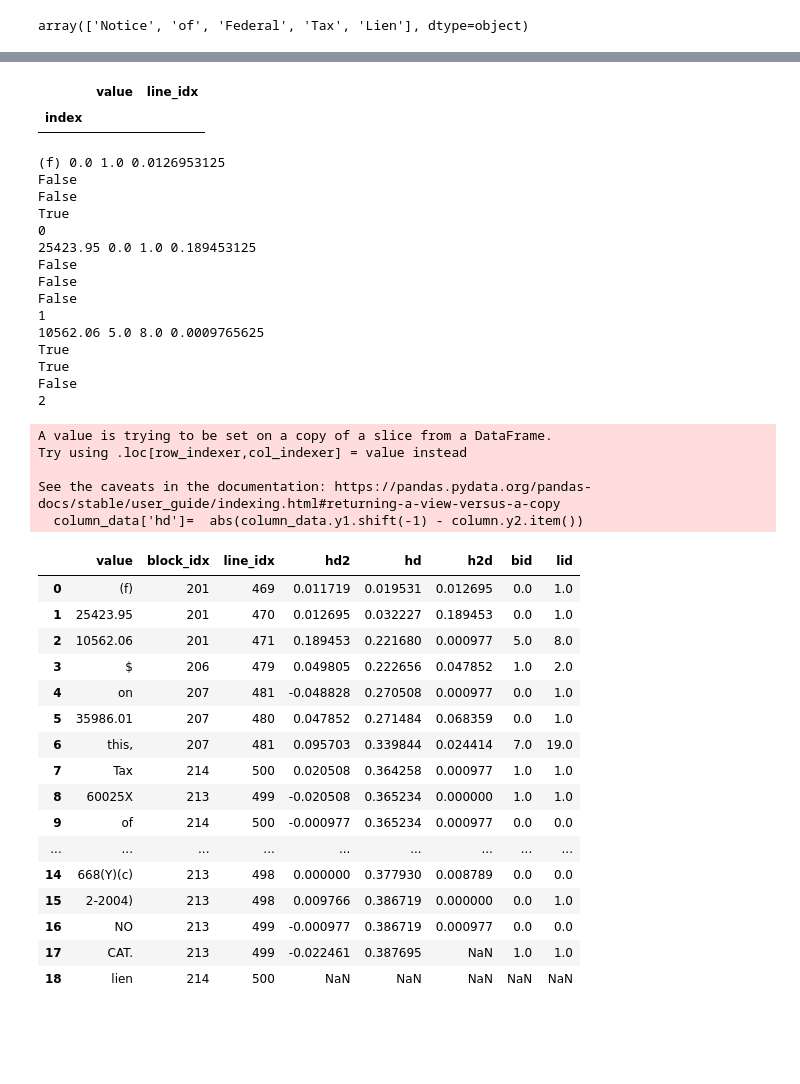
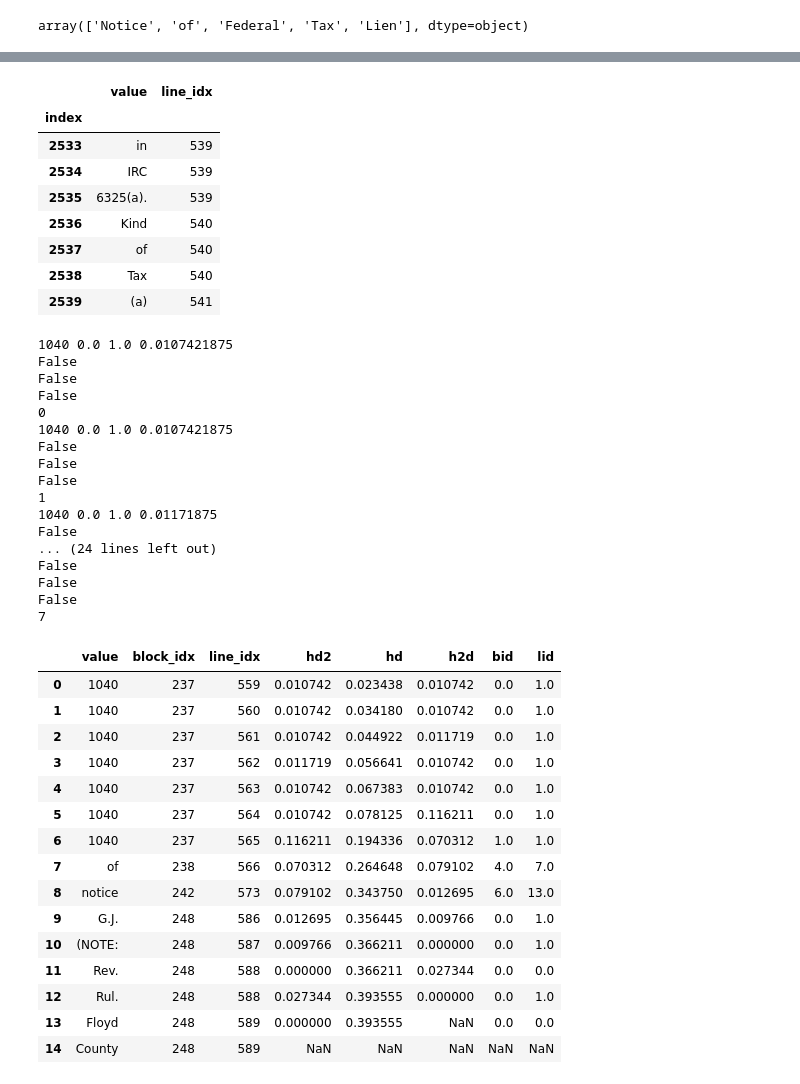
Before and after one commit to andsilver/report-parse, a Jupyter notebook: table_parsing.ipynb, the cells around one changed output, grey strips where cells are left out. Cells and saved outputs as stored; diff of their text form; code cells hidden in the pictures; blank space fills up the shorter version.

Commit message:
Read table row-wise

```diff
--- a/table_parsing.ipynb
+++ b/table_parsing.ipynb
@@ -98,8 +73,8 @@ result
 # %% [output]
 array(['Notice', 'of', 'Federal', 'Tax', 'Lien'], dtype=object)
 # %%
-word1, word2 = "Unpaid", "Balance"
-row = line.iloc[1][["page_idx", "block_idx", "line_idx", "paired"]]
+word1, word2 = "Kind", "Tax"
+row = line.iloc[0][["page_idx", "block_idx", "line_idx", "paired"]]
 c = report.words[(report.words.page_idx == row.page_idx)]
 column = c[c['value'].str.contains(word1) | c['value'].str.contains(word2)][["page_idx", "block_idx", "line_idx", "x1", "y1", "x2", "y2", "value"]]
 column['paired']=  column.value + " " + column.value.shift(-1)
@@ -124,9 +99,16 @@ c[(c.block_idx==231)][["value", "line_idx"]]
 # %% [output]
 |  | value | line_idx |
 | index |  |  |
+| 2533 | in | 539 |
+| 2534 | IRC | 539 |
+| 2535 | 6325(a). | 539 |
+| 2536 | Kind | 540 |
+| 2537 | of | 540 |
+| 2538 | Tax | 540 |
+| 2539 | (a) | 541 |
 # %%
-right = 0.03
-left = 0.03
+right = 0.00
+left = 0.00
 column_data = c[(c.x1 >= column.x1.item() - left) & (c.x2 <= column.x22.item() + right) & (c.y1 >= column.y2.item())]
 column_data['hd']=  abs(column_data.y1.shift(-1) - column.y2.item())
 column_data = column_data.sort_values(by=['hd'])
@@ -137,58 +119,54 @@ column_data = column_data.sort_values(by=['hd', 'h2d', 'bid', "lid"])
 column_data = column_data.reset_index(drop=True)
 column_data['hd2']=  column_data.y1.shift(-1) - column_data.y1
 values = []
 
 for i, k in column_data.iterrows():
     print(k.value, k.bid, k.lid, k.h2d)
     print(k.bid - column_data.iloc[i + 1].bid.item() > 0)
     print(k.lid - column_data.iloc[i + 1].lid.item() > 0)
     print(column_data.iloc[i + 1].h2d.item() > 0.12)
     print(i)
 
     if k.hd > 0.2 or column_data.iloc[i + 1].h2d.item() > 0.2:
     # print(column_data.bid - column_data.iloc[i + 1].bid.item())
     # print(k.bid - column_data.iloc[i + 1].bid.item())
         break
     else:
         values.append(k.value)
 
 # values
 column_data[["value", "block_idx", "line_idx", "hd2", 'hd', 'h2d', 'bid', "lid"]]
 # %% [output]
-(f) 0.0 1.0 0.0126953125
+1040 0.0 1.0 0.0107421875
 False
 False
-True
+False
 0
-25423.95 0.0 1.0 0.189453125
+1040 0.0 1.0 0.0107421875
 False
 False
 False
 1
-10562.06 5.0 8.0 0.0009765625
-True
-True
+1040 0.0 1.0 0.01171875
 False
-2
+... (24 lines left out)
+False
+False
+False
+7
-A value is trying to be set on a copy of a slice from a DataFrame.
-Try using .loc[row_indexer,col_indexer] = value instead
-
-See the caveats in the documentation: https://pandas.pydata.org/pandas-docs/stable/user_guide/indexing.html#returning-a-view-versus-a-copy
-  column_data['hd']=  abs(column_data.y1.shift(-1) - column.y2.item())
 |  | value | block_idx | line_idx | hd2 | hd | h2d | bid | lid |
-| 0 | (f) | 201 | 469 | 0.011719 | 0.019531 | 0.012695 | 0.0 | 1.0 |
-| 1 | 25423.95 | 201 | 470 | 0.012695 | 0.032227 | 0.189453 | 0.0 | 1.0 |
-| 2 | 10562.06 | 201 | 471 | 0.189453 | 0.221680 | 0.000977 | 5.0 | 8.0 |
-| 3 | $ | 206 | 479 | 0.049805 | 0.222656 | 0.047852 | 1.0 | 2.0 |
-| 4 | on | 207 | 481 | -0.048828 | 0.270508 | 0.000977 | 0.0 | 1.0 |
-| 5 | 35986.01 | 207 | 480 | 0.047852 | 0.271484 | 0.068359 | 0.0 | 1.0 |
-| 6 | this, | 207 | 481 | 0.095703 | 0.339844 | 0.024414 | 7.0 | 19.0 |
-| 7 | Tax | 214 | 500 | 0.020508 | 0.364258 | 0.000977 | 1.0 | 1.0 |
-| 8 | 60025X | 213 | 499 | -0.020508 | 0.365234 | 0.000000 | 1.0 | 1.0 |
-| 9 | of | 214 | 500 | -0.000977 | 0.365234 | 0.000977 | 0.0 | 0.0 |
-| ... | ... | ... | ... | ... | ... | ... | ... | ... |
-| 14 | 668(Y)(c) | 213 | 498 | 0.000000 | 0.377930 | 0.008789 | 0.0 | 0.0 |
-| 15 | 2-2004) | 213 | 498 | 0.009766 | 0.386719 | 0.000000 | 0.0 | 1.0 |
-| 16 | NO | 213 | 499 | -0.000977 | 0.386719 | 0.000977 | 0.0 | 0.0 |
-| 17 | CAT. | 213 | 499 | -0.022461 | 0.387695 | NaN | 1.0 | 1.0 |
-| 18 | lien | 214 | 500 | NaN | NaN | NaN | NaN | NaN |
+| 0 | 1040 | 237 | 559 | 0.010742 | 0.023438 | 0.010742 | 0.0 | 1.0 |
+| 1 | 1040 | 237 | 560 | 0.010742 | 0.034180 | 0.010742 | 0.0 | 1.0 |
+| 2 | 1040 | 237 | 561 | 0.010742 | 0.044922 | 0.011719 | 0.0 | 1.0 |
+| 3 | 1040 | 237 | 562 | 0.011719 | 0.056641 | 0.010742 | 0.0 | 1.0 |
+| 4 | 1040 | 237 | 563 | 0.010742 | 0.067383 | 0.010742 | 0.0 | 1.0 |
+| 5 | 1040 | 237 | 564 | 0.010742 | 0.078125 | 0.116211 | 0.0 | 1.0 |
+| 6 | 1040 | 237 | 565 | 0.116211 | 0.194336 | 0.070312 | 1.0 | 1.0 |
+| 7 | of | 238 | 566 | 0.070312 | 0.264648 | 0.079102 | 4.0 | 7.0 |
+| 8 | notice | 242 | 573 | 0.079102 | 0.343750 | 0.012695 | 6.0 | 13.0 |
+| 9 | G.J. | 248 | 586 | 0.012695 | 0.356445 | 0.009766 | 0.0 | 1.0 |
+| 10 | (NOTE: | 248 | 587 | 0.009766 | 0.366211 | 0.000000 | 0.0 | 1.0 |
+| 11 | Rev. | 248 | 588 | 0.000000 | 0.366211 | 0.027344 | 0.0 | 0.0 |
+| 12 | Rul. | 248 | 588 | 0.027344 | 0.393555 | 0.000000 | 0.0 | 1.0 |
+| 13 | Floyd | 248 | 589 | 0.000000 | 0.393555 | NaN | 0.0 | 0.0 |
+| 14 | County | 248 | 589 | NaN | NaN | NaN | NaN | NaN |
```
Also changed, not shown: parts of 6 cells of this notebook, 1 other file.
